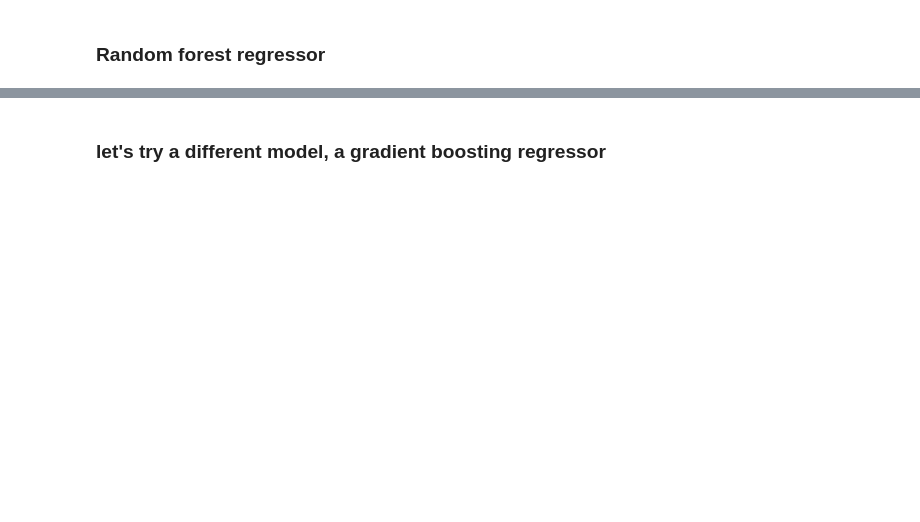
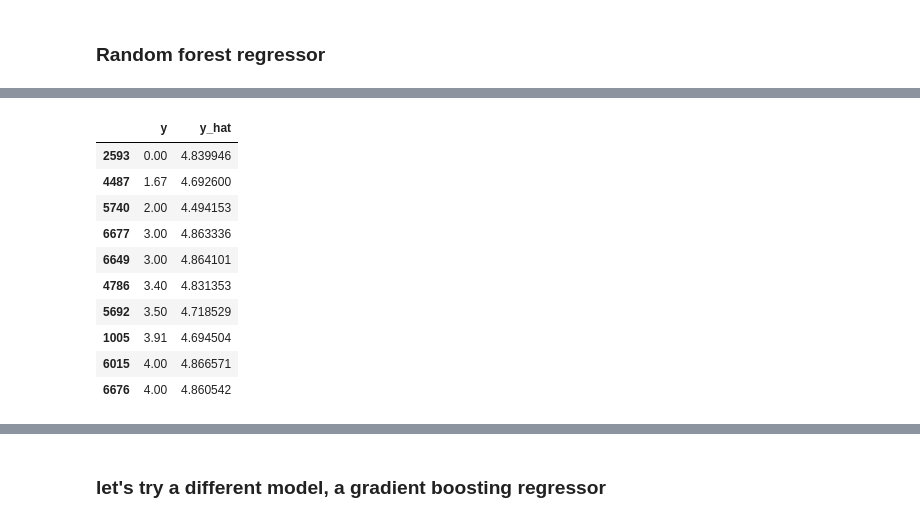
Before and after one commit to MaGiiK02/AirBnB_score_prediction, a Jupyter notebook: experiments/score_regression_on_listings.ipynb, the cells around one changed output, grey strips where cells are left out. Drawn from its saved outputs; the diff is of its cells as text; code cells hidden in the pictures; blank space fills up the shorter version.

```diff
--- a/experiments/score_regression_on_listings.ipynb
+++ b/experiments/score_regression_on_listings.ipynb
@@ -241,0 +296,17 @@ compute_metrics(rf, X_test, y_test)
+# %%
+# create a dataframe with the y and y_hat next to each other
+y_test = y_test
+df = pd.DataFrame({'y': y_test, 'y_hat': y_hat})
+df.sort_values(by=['y']).head(10)
+# %% [output]
+|  | y | y_hat |
+| 2593 | 0.00 | 4.839946 |
+| 4487 | 1.67 | 4.692600 |
+| 5740 | 2.00 | 4.494153 |
+| 6677 | 3.00 | 4.863336 |
+| 6649 | 3.00 | 4.864101 |
+| 4786 | 3.40 | 4.831353 |
+| 5692 | 3.50 | 4.718529 |
+| 1005 | 3.91 | 4.694504 |
+| 6015 | 4.00 | 4.866571 |
+| 6676 | 4.00 | 4.860542 |
```
Also changed, not shown: parts of 31 cells of this notebook, 2 other files.
